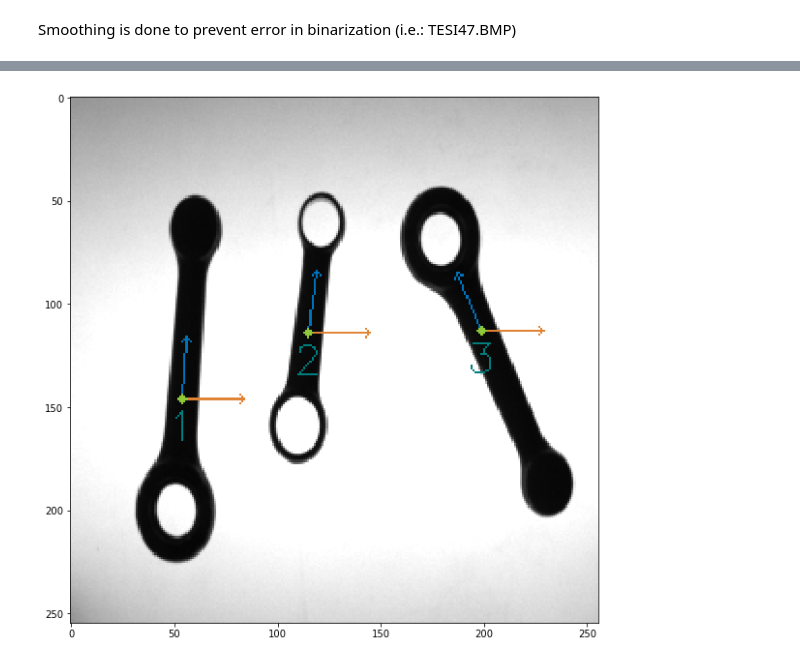
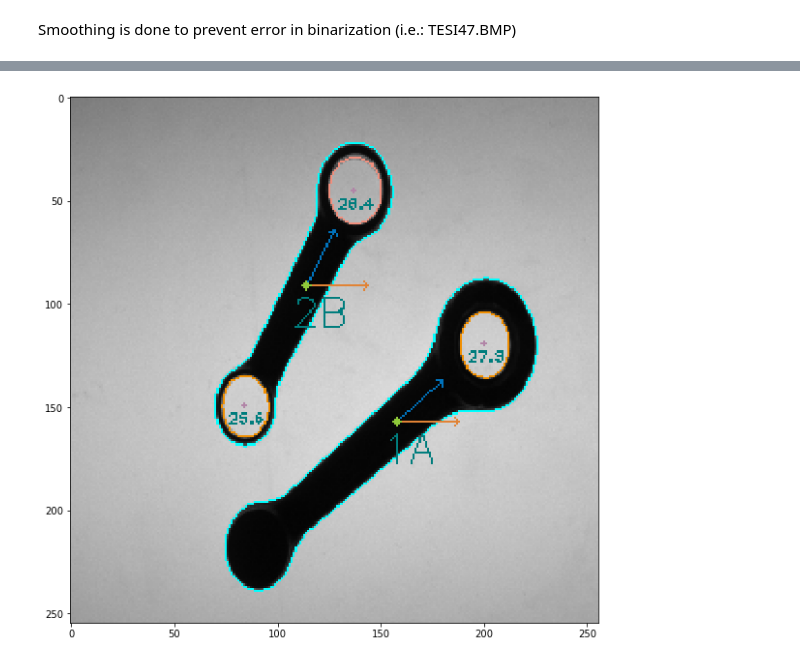
Before and after one commit to ggattoni/RodsInspection, a Jupyter notebook: Rods.ipynb, the cells around one changed output, grey strips where cells are left out. Drawn from its saved outputs; the diff is of its cells as text; code cells hidden in the pictures.

```diff
--- a/Rods.ipynb
+++ b/Rods.ipynb
@@ -5,5 +6,5 @@ import matplotlib.pyplot as plt
 # %%
-img = cv2.imread('images/TESI00.BMP')
+img = cv2.imread('images/TESI21.BMP')
 imgGray = cv2.cvtColor(img, cv2.COLOR_BGR2GRAY)
 plt.imshow(img, cmap='gray');
 # %% [output]
@@ -80,34 +69,87 @@ print(allHierarchy)
+# %%
+#print(allHierarchy[:, 3] == 0)
+#print(allHierarchy)
+indexes = np.where(allHierarchy[:, 3] == 0)[0]
+#print(indexes) # Must add 1
+#for i in indexes:
+#    print(allHierarchy[:, 3] == i + 1)
+#[euclidean((50, 50), c) for c in contours[1].reshape(-1, 2)]
 # %%
-posImg = img.copy()
-i = 1
+posImg = rodsContoursImg.copy()
+rodIndex = 1
 
-for cnt in rodsContours:
+for i, cnt in enumerate(rodsContours):
+    holesCount = np.sum(allHierarchy[:, 3] == indexes[i] + 1)
+
     # Compute center of mass
     M = cv2.moments(cnt)
     cx = int(M['m10']/M['m00'])
     cy = int(M['m01']/M['m00'])
 
-    # Compute angle
-    (x, y), (MA, ma), angle = cv2.fitEllipse(cnt)
-    angle = int(180 + ((angle % 180) - 90) * (-1)) % 180
-    arrowLength = 30
-    radians = - angle * np.pi / 180
-    #cv2.circle(posImg, (cx, cy), angle_radius, (228, 204, 55))
+    # Compute area and perimeter
+    area = cv2.contourArea(cnt)
+    perimeter = cv2.arcLength(cnt, True)
+    compactness = (perimeter ** 2) / area
+    #print(str(rodIndex) + ':\t', compactness)
 
-    x2 = int(round(np.cos(radians) * arrowLength + cx))
-    y2 = int(round(np.sin(radians) * arrowLength + cy))
+    if holesCount <= 0 or holesCount >= 3 or compactness < 20:
+        continue
+    else:
+        # Draw bounding box
+        rect = cv2.minAreaRect(cnt)
+        box = cv2.boxPoints(rect)
+        box = np.int0(box)
+        # cv2.drawContours(posImg, [box], 0, (242, 183, 159), 1)
 
-    cv2.arrowedLine(posImg, (cx, cy), (cx + arrowLength, cy), (225, 131, 53))
-    cv2.arrowedLine(posImg, (cx, cy), (x2, y2), (0, 114, 187))
+        # Compute width at the barycenter (MIGLIORABILE)
+        cntPoints = cnt.reshape(-1, 2)
+        minPoint1 = cntPoints[np.argmin([euclidean(c, (cx, cy)) for c in cntPoints])]
+        minPoint2 = 2 * np.array([cx, cy]) - minPoint1
+        # cv2.line(posImg, tuple(minPoint1), tuple(minPoint2), (102, 157, 49))
 
-    cv2.circle(posImg, (cx, cy), 2, (143, 201, 58), -1)
+        # Compute angle, lenght and width
+        (x, y), (length, width), angle = cv2.fitEllipse(cnt)
+        angle = int(180 + ((angle % 180) - 90) * (-1)) % 180
+        arrowLength = 30
+        radians = - angle * np.pi / 180
 
-    cv2.putText(posImg, str(i), (cx - 7, cy + 20), cv2.FONT_HERSHEY_SIMPLEX, 0.66, (0, 125, 125), 1)
-    # cv2.putText(posImg, str(angle), (cx + 5, cy + 20), cv2.FONT_HERSHEY_SIMPLEX, 0.66, (0, 225, 0), 1)
+        #print(length, width)
 
-    i += 1
+        x2 = int(round(np.cos(radians) * arrowLength + cx))
+        y2 = int(round(np.sin(radians) * arrowLength + cy))
+
+        cv2.arrowedLine(posImg, (cx, cy), (cx + arrowLength, cy), (225, 131, 53))
+        cv2.arrowedLine(posImg, (cx, cy), (x2, y2), (0, 114, 187))
+
+        cv2.circle(posImg, (cx, cy), 2, (143, 201, 58), -1)
+
+        # Position and diameter of hole
+        holes = allContours[allHierarchy[:, 3] == indexes[i] + 1]
+        for n, hole in enumerate(holes):
+            cv2.drawContours(posImg, hole.reshape(1, -1, 2), -1, (241, 143, n*125), 1)
+
+            Mhole = cv2.moments(hole)
+            cxHole = int(Mhole['m10']/Mhole['m00'])
+            cyHole = int(Mhole['m01']/Mhole['m00'])
+
+            cv2.circle(posImg, (cxHole, cyHole), 1, (177, 133, 167), -1)
+
+            holeArea = cv2.contourArea(hole)
+            equi_diameter = round(np.sqrt(4 * holeArea / np.pi), 1)
+            cv2.putText(posImg, str(equi_diameter), (cxHole - 8, cyHole + 9), cv2.FONT_HERSHEY_PLAIN, 0.5, (0, 125, 125), 1)
+
+        # Classify rod
+        if holesCount == 1:
+            cv2.putText(posImg, str(rodIndex) + 'A', (cx - 7, cy + 20), cv2.FONT_HERSHEY_SIMPLEX, 0.66, (0, 125, 125), 1)
+        elif holesCount == 2:
+            cv2.putText(posImg, str(rodIndex) + 'B', (cx - 7, cy + 20), cv2.FONT_HERSHEY_SIMPLEX, 0.66, (0, 125, 125), 1)
+
+        # cv2.putText(posImg, str(angle), (cx + 5, cy + 20), cv2.FONT_HERSHEY_SIMPLEX, 0.66, (0, 225, 0), 1)
+
+        rodIndex += 1
+
 
 plt.figure(figsize=(10, 10))
 plt.imshow(posImg);
 # %% [output]
-[figure, old version]
+[figure, new version]
```
Also changed, not shown: parts of 9 cells of this notebook.
